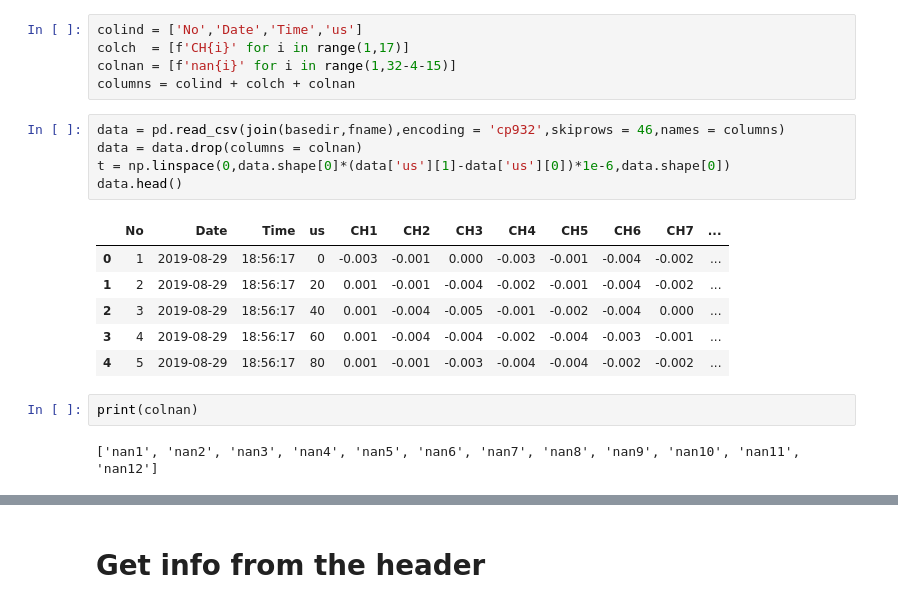
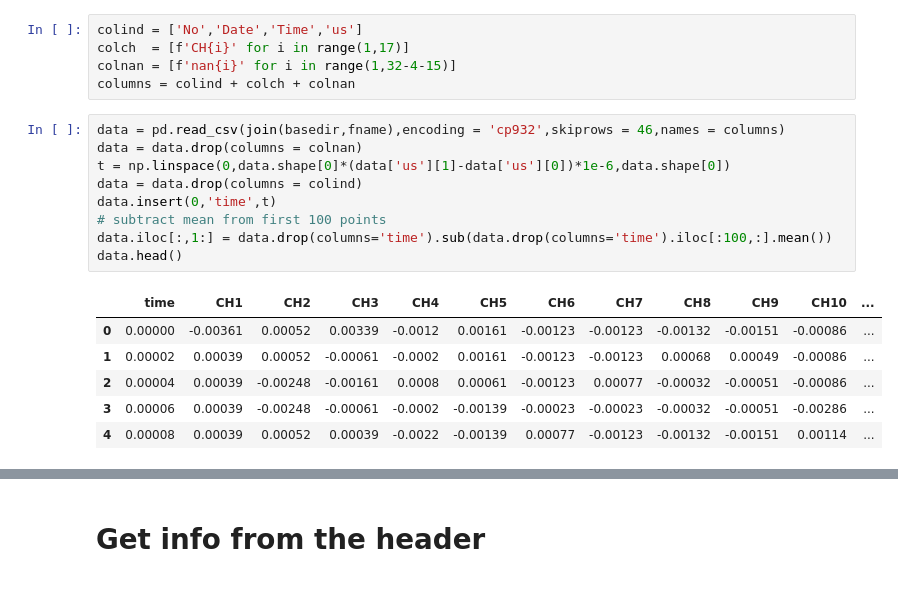
Before and after one commit to queezz/AXUV, a Jupyter notebook: notebooks/readdata.ipynb, the cells around one changed output, grey strips where cells are left out. Saved outputs shown, nothing was run; the diff lists cells and outputs as text.

Commit message:
updated notebooks, created load_rawdata.py to load AXUV data.

```diff
--- a/notebooks/readdata.ipynb
+++ b/notebooks/readdata.ipynb
@@ -30,16 +27,16 @@ columns = colind + colch + colnan
 # %%
 data = pd.read_csv(join(basedir,fname),encoding = 'cp932',skiprows = 46,names = columns)
 data = data.drop(columns = colnan)
 t = np.linspace(0,data.shape[0]*(data['us'][1]-data['us'][0])*1e-6,data.shape[0])
+data = data.drop(columns = colind)
+data.insert(0,'time',t)
+# subtract mean from first 100 points
+data.iloc[:,1:] = data.drop(columns='time').sub(data.drop(columns='time').iloc[:100,:].mean())
 data.head()
 # %% [output]
-|  | No | Date | Time | us | CH1 | CH2 | CH3 | CH4 | CH5 | CH6 | CH7 | ... |
-| 0 | 1 | 2019-08-29 | 18:56:17 | 0 | -0.003 | -0.001 | 0.000 | -0.003 | -0.001 | -0.004 | -0.002 | ... |
-| 1 | 2 | 2019-08-29 | 18:56:17 | 20 | 0.001 | -0.001 | -0.004 | -0.002 | -0.001 | -0.004 | -0.002 | ... |
-| 2 | 3 | 2019-08-29 | 18:56:17 | 40 | 0.001 | -0.004 | -0.005 | -0.001 | -0.002 | -0.004 | 0.000 | ... |
-| 3 | 4 | 2019-08-29 | 18:56:17 | 60 | 0.001 | -0.004 | -0.004 | -0.002 | -0.004 | -0.003 | -0.001 | ... |
-| 4 | 5 | 2019-08-29 | 18:56:17 | 80 | 0.001 | -0.001 | -0.003 | -0.004 | -0.004 | -0.002 | -0.002 | ... |
+|  | time | CH1 | CH2 | CH3 | CH4 | CH5 | CH6 | CH7 | CH8 | CH9 | CH10 | ... |
+| 0 | 0.00000 | -0.00361 | 0.00052 | 0.00339 | -0.0012 | 0.00161 | -0.00123 | -0.00123 | -0.00132 | -0.00151 | -0.00086 | ... |
+| 1 | 0.00002 | 0.00039 | 0.00052 | -0.00061 | -0.0002 | 0.00161 | -0.00123 | -0.00123 | 0.00068 | 0.00049 | -0.00086 | ... |
+| 2 | 0.00004 | 0.00039 | -0.00248 | -0.00161 | 0.0008 | 0.00061 | -0.00123 | 0.00077 | -0.00032 | -0.00051 | -0.00086 | ... |
+| 3 | 0.00006 | 0.00039 | -0.00248 | -0.00061 | -0.0002 | -0.00139 | -0.00023 | -0.00023 | -0.00032 | -0.00051 | -0.00286 | ... |
+| 4 | 0.00008 | 0.00039 | 0.00052 | 0.00039 | -0.0022 | -0.00139 | 0.00077 | -0.00123 | -0.00132 | -0.00151 | 0.00114 | ... |
-# %%
-print(colnan)
-# %% [output]
-['nan1', 'nan2', 'nan3', 'nan4', 'nan5', 'nan6', 'nan7', 'nan8', 'nan9', 'nan10', 'nan11', 'nan12']
```
Also changed, not shown: parts of 8 cells of this notebook, 4 other files.
